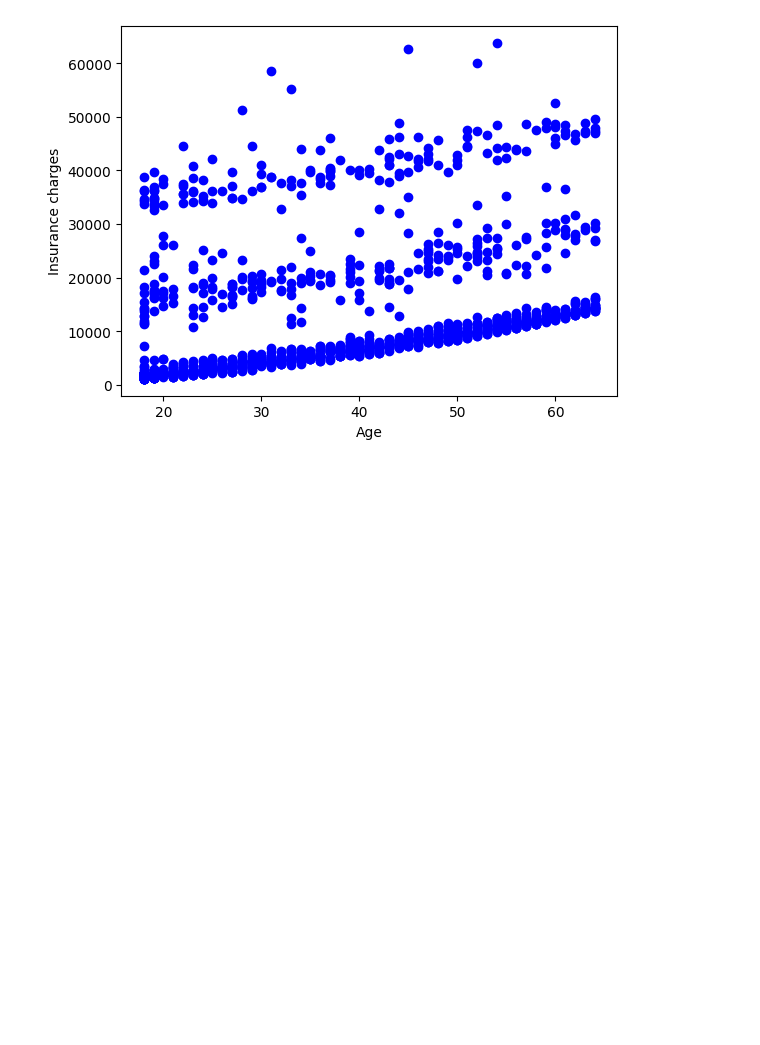
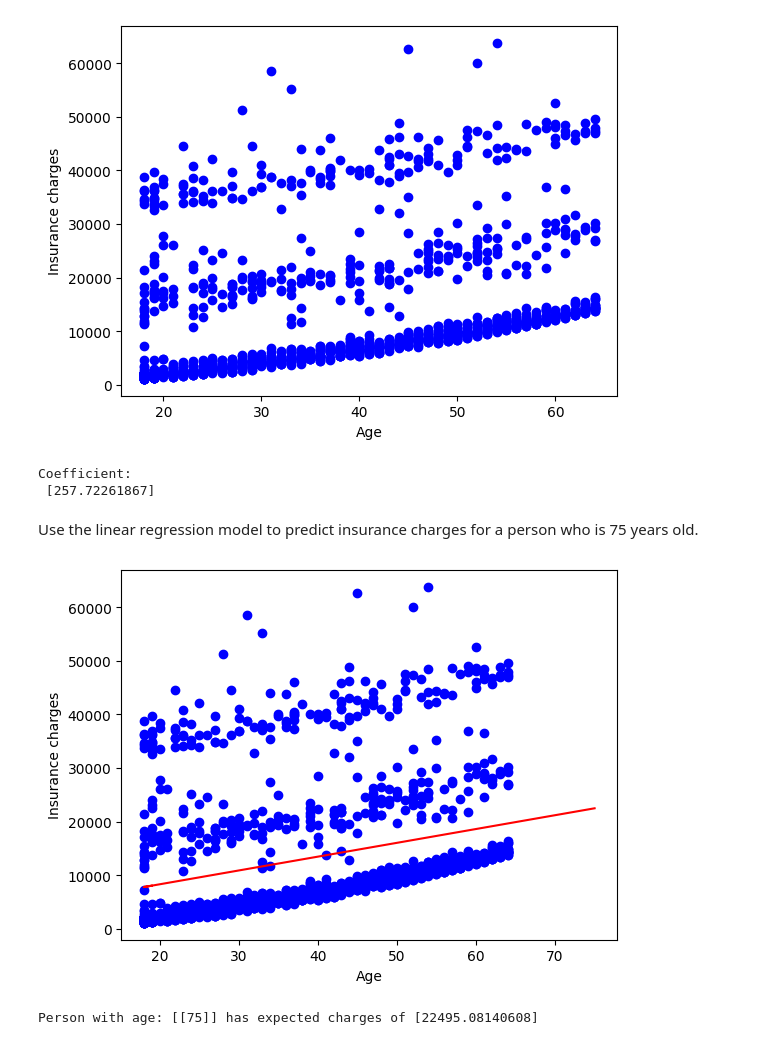
Before and after one commit to a-rosillo/insurance_regression, a Jupyter notebook: insurance_regression.ipynb, the cells around one changed output. Saved outputs shown, nothing was run; the diff lists cells and outputs as text; code cells hidden in the pictures; blank space fills up the shorter version.

Commit message:
Used linear regression to make a prediction

```diff
--- a/insurance_regression.ipynb
+++ b/insurance_regression.ipynb
@@ -21,7 +21,7 @@ data.head()
 | 4 | 32 | male | 28.880 | 0 | no | northwest | 3866.85520 |
 # %%
 # Select data for plotting
-age = data.iloc[:,0].values
+age = data.iloc[:,0].values.reshape(-1,1)
 charges = data.iloc[:,-1].values
 
 # Plot data
@@ -31,3 +31,32 @@ plt.ylabel('Insurance charges')
 # %% [output]
 Text(0, 0.5, 'Insurance charges')
 [figure]
+# %%
+# Apply the linear regression model and print coefficent
+charges_model = LinearRegression()
+charges_model.fit(age,charges)
+
+
+print('Coefficient: \n', charges_model.coef_)
+# %% [output]
+Coefficient:
+ [257.72261867]
+# %% [markdown]
+Use the linear regression model to predict insurance charges for a person who is 75 years old.
+# %%
+# Predict an unknown value
+unk_age = [[75]]
+
+age_pred = np.append(age, unk_age).reshape(-1,1)
+charges_pred = charges_model.predict(age_pred)
+
+plt.scatter(age,charges,color = 'b')
+plt.plot(age_pred,charges_pred,color = 'r')
+plt.xlabel('Age')
+plt.ylabel('Insurance charges')
+plt.show()
+
+print(f"Person with age: {unk_age} has expected charges of {charges_model.predict(unk_age)}")
+# %% [output]
+[figure, added]
+Person with age: [[75]] has expected charges of [22495.08140608]
```
